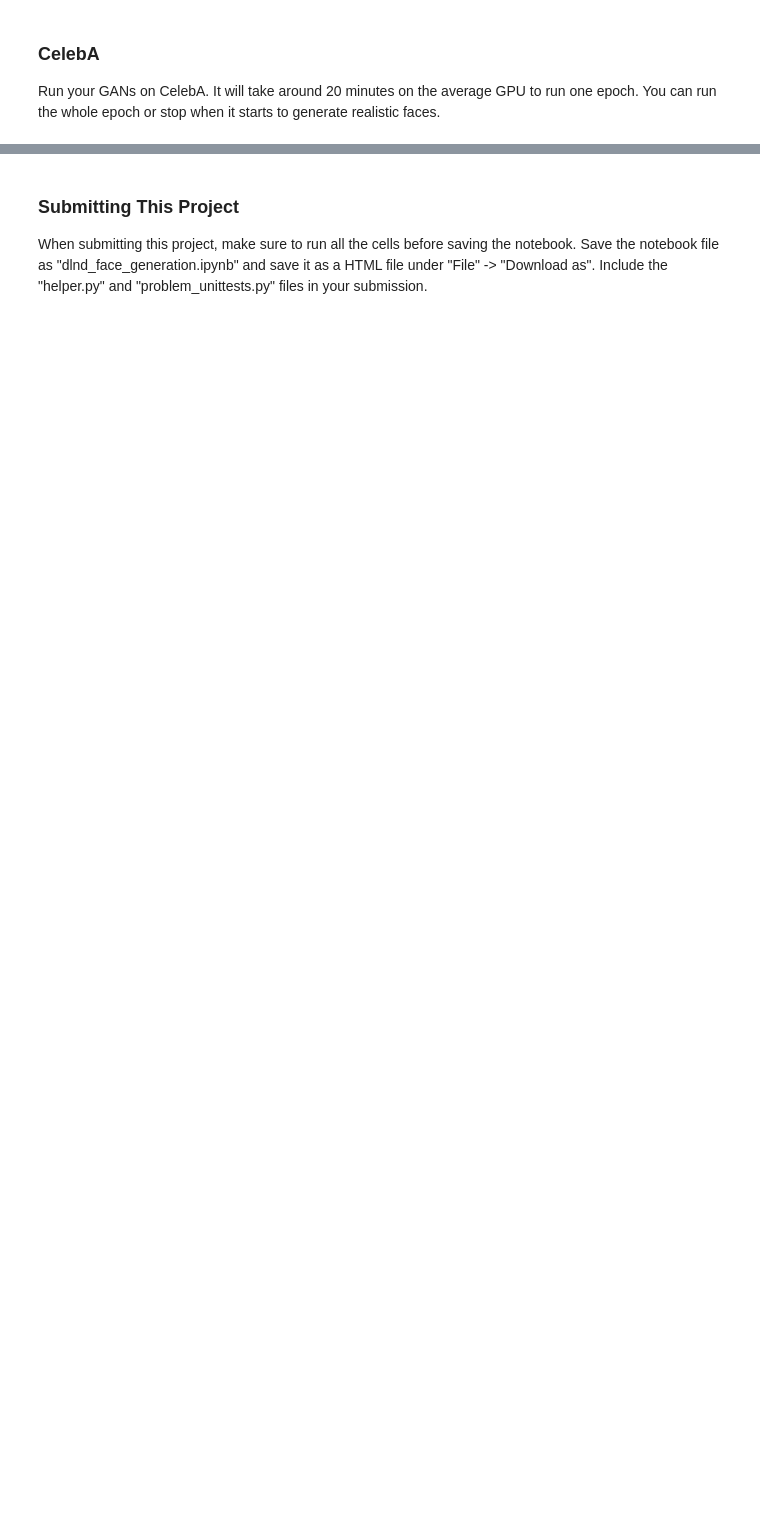
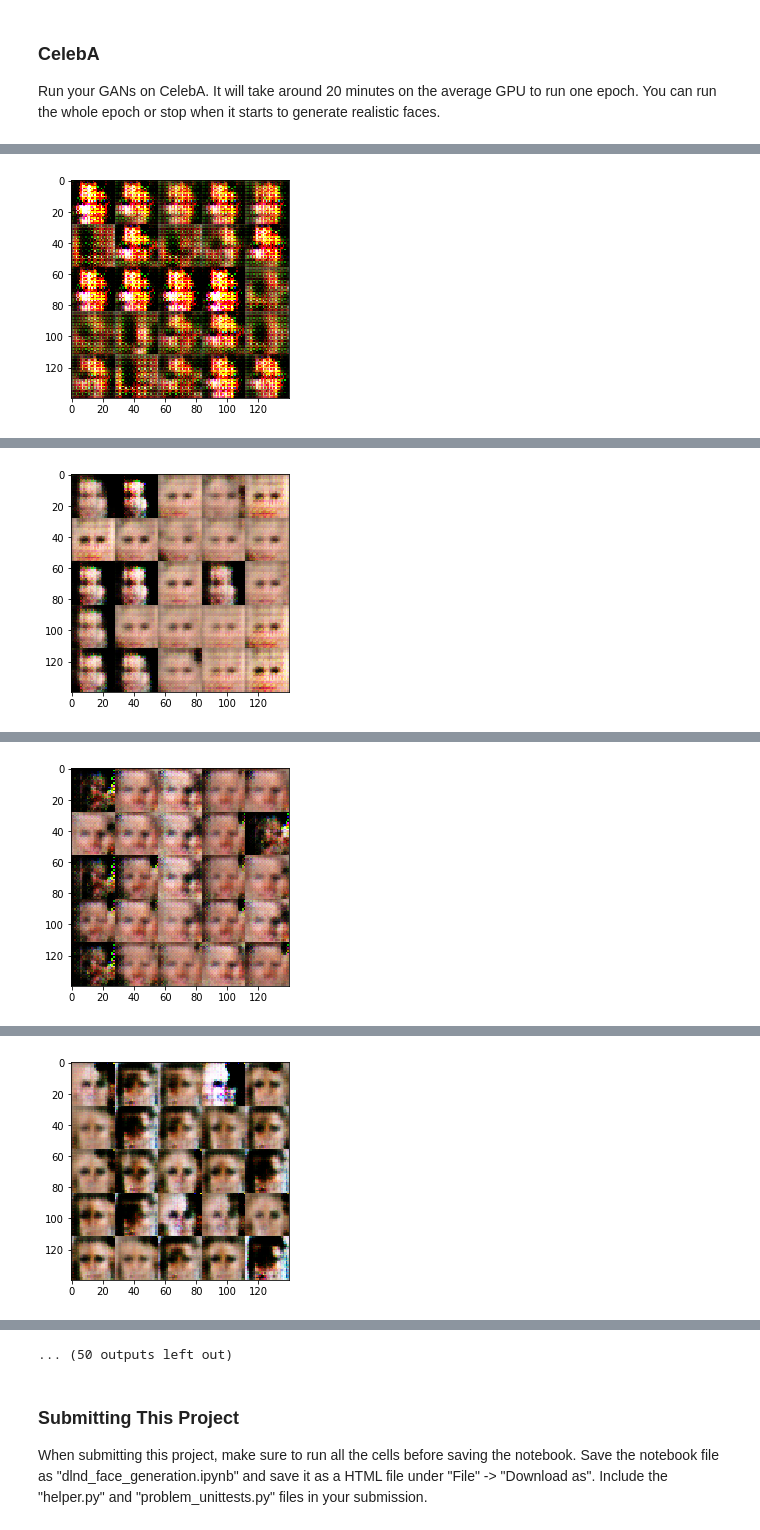
Before and after one commit to daamanmeet/Face-Generation-using-Deep-Convolution-Generative-Adversarial-Networks, a Jupyter notebook: dlnd_face_generation.ipynb, the cells around one changed output, grey strips where cells are left out. Saved outputs shown, nothing was run; the diff lists cells and outputs as text; code cells hidden in the pictures; blank space fills up the shorter version.

```diff
--- a/dlnd_face_generation.ipynb
+++ b/dlnd_face_generation.ipynb
@@ -368,10 +387,10 @@ with tf.Graph().as_default():
 ### CelebA
 Run your GANs on CelebA.  It will take around 20 minutes on the average GPU to run one epoch.  You can run the whole epoch or stop when it starts to generate realistic faces.
 # %%
-batch_size = None
-z_dim = None
-learning_rate = None
-beta1 = None
+batch_size = 64
+z_dim = 128
+learning_rate = 0.002
+beta1 = 0.5
 
 
 """
@@ -383,3 +402,4 @@ celeba_dataset = helper.Dataset('celeba', glob(os.path.join(data_dir, 'img_align
 with tf.Graph().as_default():
     train(epochs, batch_size, z_dim, learning_rate, beta1, celeba_dataset.get_batches,
           celeba_dataset.shape, celeba_dataset.image_mode)
+# %% [output]
@@ -385,0 +407 @@ with tf.Graph().as_default():
+[figure, added]
@@ -385,0 +409 @@ with tf.Graph().as_default():
+[figure, added]
@@ -385,0 +411 @@ with tf.Graph().as_default():
+[figure, added]
@@ -385,0 +413 @@ with tf.Graph().as_default():
+[figure, added]
@@ -386,3 +418,4 @@ with tf.Graph().as_default():
+... (50 outputs left out)
 # %% [markdown]
 ### Submitting This Project
 When submitting this project, make sure to run all the cells before saving the notebook. Save the notebook file as "dlnd_face_generation.ipynb" and save it as a HTML file under "File" -> "Download as". Include the "helper.py" and "problem_unittests.py" files in your submission.
```
Also changed, not shown: parts of 10 cells of this notebook, 1 other file.
